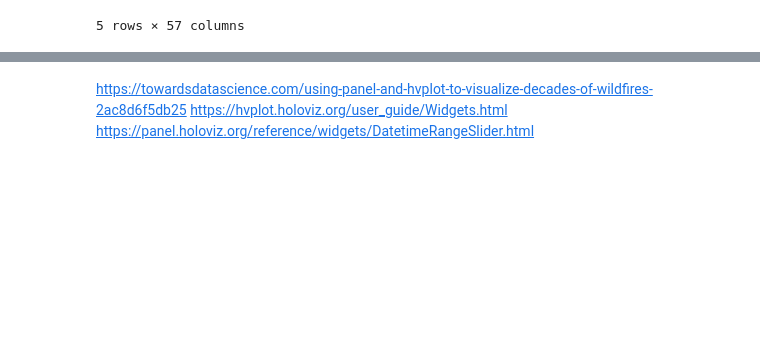
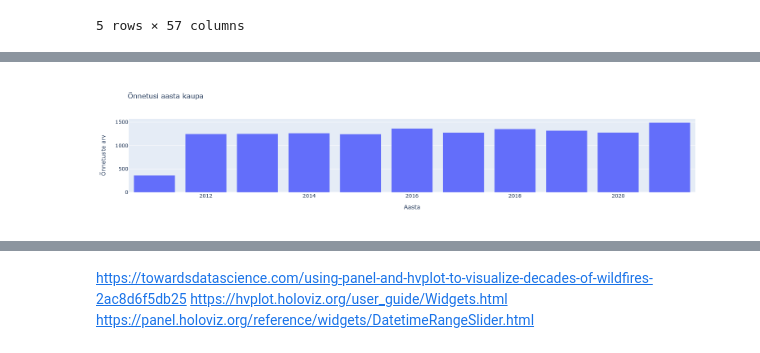
Before and after one commit to henripokk/etl_project, a Jupyter notebook: dashboard.ipynb, the cells around one changed output, grey strips where cells are left out. Drawn from its saved outputs; the diff is of its cells as text; code cells hidden in the pictures; blank space fills up the shorter version.

```diff
--- a/dashboard.ipynb
+++ b/dashboard.ipynb
@@ -54,3 +63,10 @@ datetime_range_slider = pn.widgets.DatetimeRangeSlider(
 )
 
 #datetime_range_slider
+# %%
+# valikunupud perioodi joonistele
+
+perioodid = pn.widgets.RadioButtonGroup(
+    name='Periood', options=['Aastad', 'Kuud', 'Päevad', 'Tunnid'], button_type='default', orientation='vertical')
+
+perioodid
@@ -57,3 +132,32 @@ datetime_range_slider = pn.widgets.DatetimeRangeSlider(
+# %%
+# Extracting year, month, day of week, and hour of day from the 'time_of_accident' column
+
+#@pn.depends( pn.widgets.Button.param.button_type.objects)
+@pn.depends( pn.widgets.RadioButtonGroup.param.value)
+def perioodid_joonis(perioodid, slider_value):
+    df_kaart=df.loc[pd.to_datetime(slider_value[0]):pd.to_datetime(slider_value[1])]
+
+    # Counting the number of accidents for each time component
+    Aastad = df_kaart['year'].value_counts().sort_index()
+    Kuud = df_kaart['month'].value_counts().sort_index()
+    Päevad = df_kaart['day_of_week'].value_counts().sort_index()
+    Tunnid =df_kaart['hour_of_day'].value_counts().sort_index()
+
+    # Creating bar plots using Plotly
+    if perioodid == "Aastad":
+        fig = px.bar(x=Aastad.index, y=Aastad.values, labels={'x': 'Aasta', 'y': 'Õnnetuste arv'}, title='Õnnetusi aasta kaupa')
+    elif perioodid == "Kuud":
+        fig = px.bar(x=Kuud.index, y=Kuud.values, labels={'x': 'Kuu','y': 'Õnnetuste arv'}, title='Õnnetusi kuude kaupa')
+    elif perioodid == "Päevad":
+        fig = px.bar(x=Päevad.index, y=Päevad.values, labels={'x': 'Nädalapäev','y': 'Õnnetuste arv'}, title='Õnnetusi päevade kaupa')
+    elif perioodid == "Tunnid":
+        fig = px.bar(x=Tunnid.index, y=Tunnid.values, labels={'x': 'Tund','y': 'Õnnetuste arv'}, title='Õnnetusi tundide kaupa')
+
+    return fig
+
+perioodid_joonis(perioodid.value, slider.value)
+# %% [output]
+[figure, added]
 # %%
 df.info()
 # %% [output]
```
Also changed, not shown: parts of 13 cells of this notebook.
